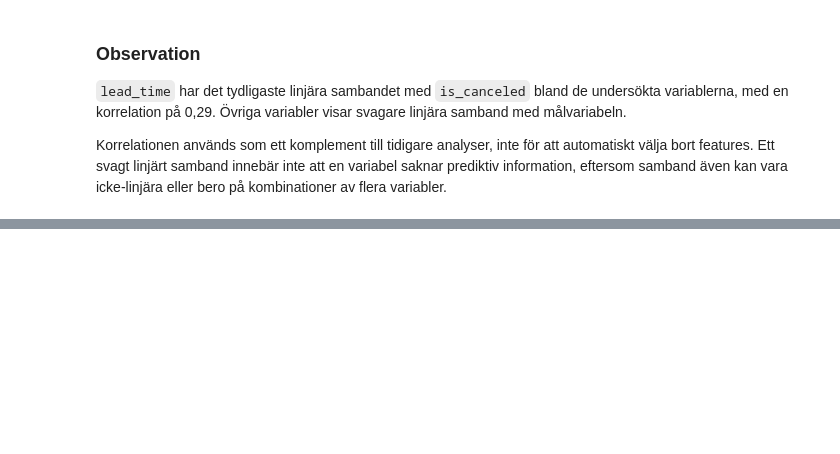
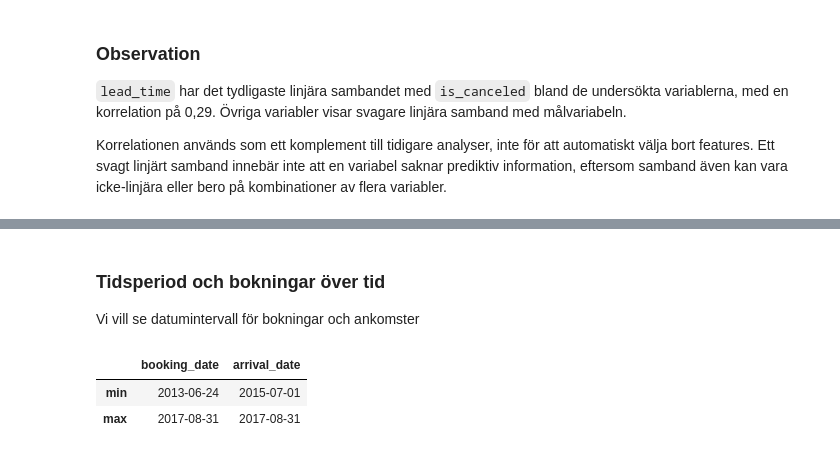
Before and after one commit to Shara-Hysen/data-science-group-project, a Jupyter notebook: notebooks/01_eda.ipynb, the cells around one changed output, grey strips where cells are left out. Saved outputs shown, nothing was run; the diff lists cells and outputs as text; code cells hidden in the pictures; blank space fills up the shorter version.

```diff
--- a/notebooks/01_eda.ipynb
+++ b/notebooks/01_eda.ipynb
@@ -814,0 +866,10 @@ Korrelationen används som ett komplement till tidigare analyser, inte för att
+# %% [markdown]
+### Tidsperiod och bokningar över tid
+
+Vi vill se datumintervall för bokningar och ankomster
+# %%
+df[["booking_date", "arrival_date"]].agg(["min", "max"])
+# %% [output]
+|  | booking_date | arrival_date |
+| min | 2013-06-24 | 2015-07-01 |
+| max | 2017-08-31 | 2017-08-31 |
```
Also changed, not shown: parts of 13 cells of this notebook.
